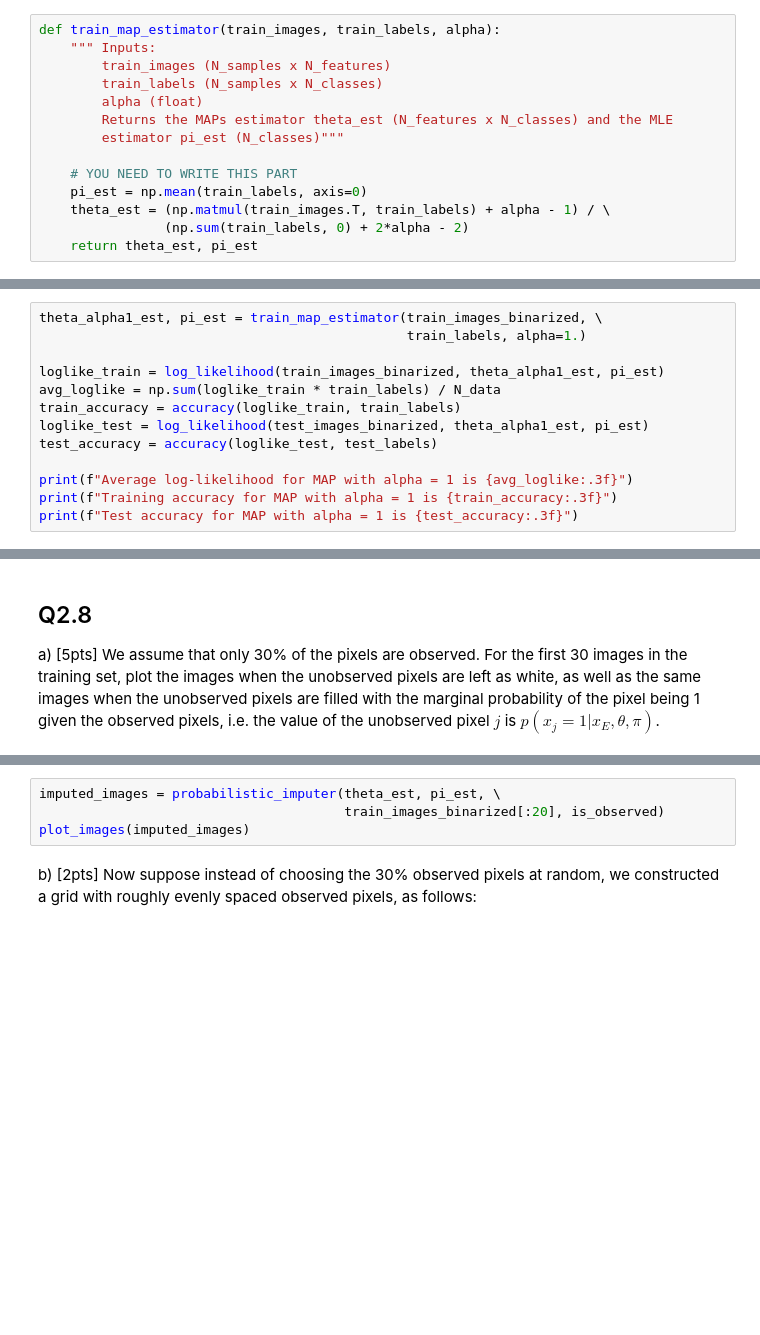
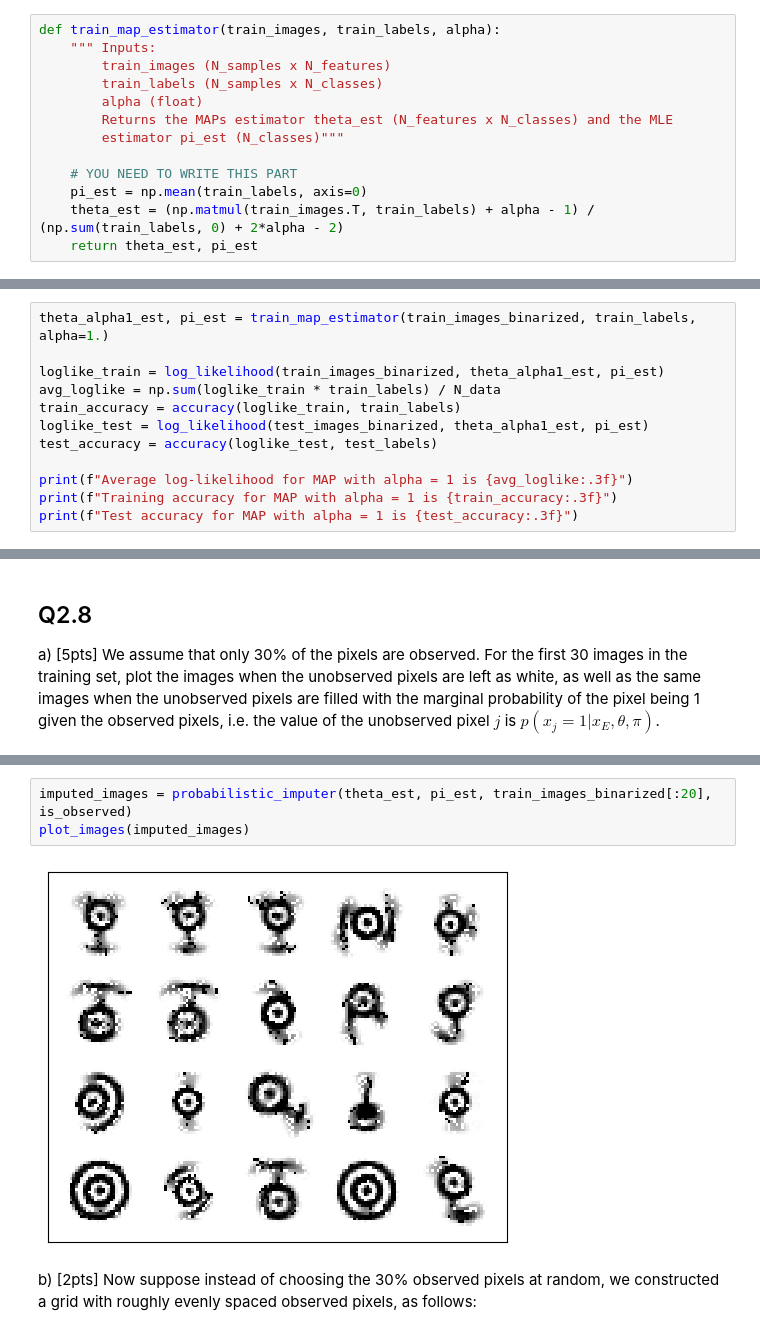
Before and after one commit to ryancys1234/Neural-Networks-and-Deep-Learning, a Jupyter notebook: A1.ipynb, the cells around one changed output, grey strips where cells are left out. Drawn from its saved outputs; the diff is of its cells as text; blank space fills up the shorter version.

```diff
--- a/A1.ipynb
+++ b/A1.ipynb
@@ -272,8 +312,7 @@ def train_map_estimator(train_images, train_labels, alpha):
 
     # YOU NEED TO WRITE THIS PART
     pi_est = np.mean(train_labels, axis=0)
-    theta_est = (np.matmul(train_images.T, train_labels) + alpha - 1) / \
-                (np.sum(train_labels, 0) + 2*alpha - 2)
+    theta_est = (np.matmul(train_images.T, train_labels) + alpha - 1) / (np.sum(train_labels, 0) + 2*alpha - 2)
     return theta_est, pi_est
 # %% [markdown]
 ## Q2.3
@@ -332,8 +375,7 @@ What do you observe? - comment on whether it was important or not to use the MAP
 
 (Note: You do not need to report the average log-likelihoods or accuracy in this part.)
 # %%
-theta_alpha1_est, pi_est = train_map_estimator(train_images_binarized, \
-                                               train_labels, alpha=1.)
+theta_alpha1_est, pi_est = train_map_estimator(train_images_binarized, train_labels, alpha=1.)
 
 loglike_train = log_likelihood(train_images_binarized, theta_alpha1_est, pi_est)
 avg_loglike = np.sum(loglike_train * train_labels) / N_data
@@ -451,7 +509,8 @@ plot_images(train_images_binarized[:20] * is_observed)
 # %%
-imputed_images = probabilistic_imputer(theta_est, pi_est, \
-                                       train_images_binarized[:20], is_observed)
+imputed_images = probabilistic_imputer(theta_est, pi_est, train_images_binarized[:20], is_observed)
 plot_images(imputed_images)
+# %% [output]
+[figure, added]
 # %% [markdown]
 b) [2pts] Now suppose instead of choosing the 30% observed pixels at random, we constructed a grid with roughly evenly spaced observed pixels, as follows:
 # %%
```
Also changed, not shown: parts of 42 cells of this notebook.
